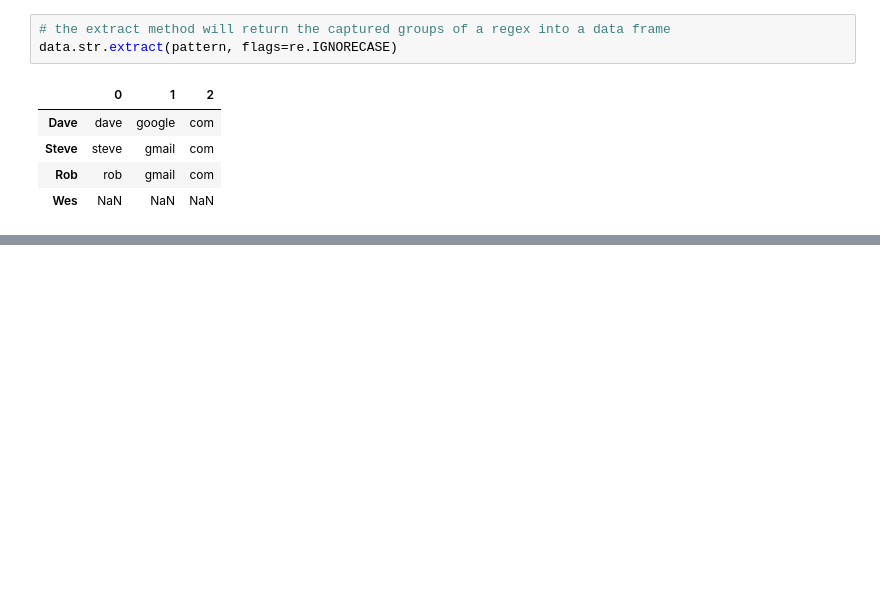
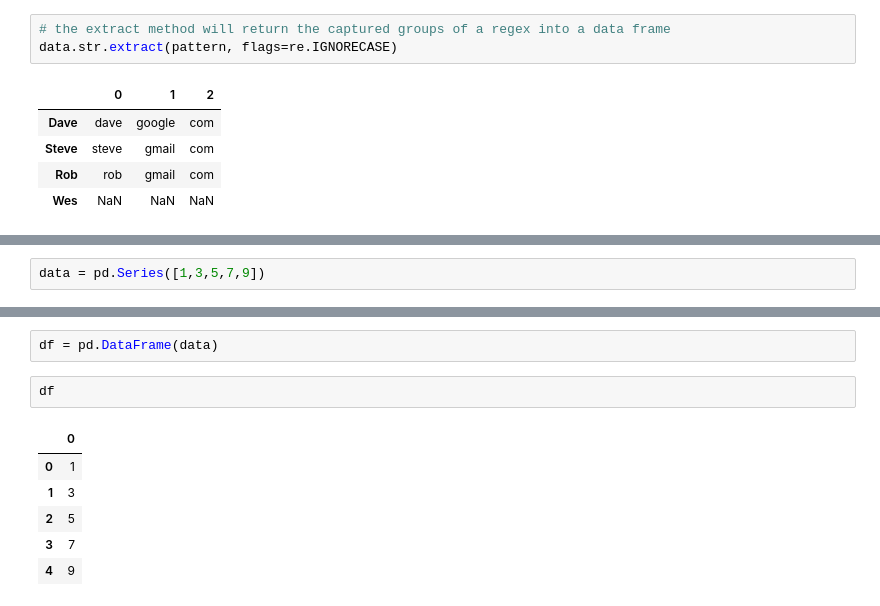
Before and after one commit to BruceBerk/Intro_to_Data_Science_Coursera, a Jupyter notebook: Course_1/Ch_07_Data_Cleansing.ipynb, the cells around one changed output, grey strips where cells are left out. Cells and saved outputs as stored; diff of their text form; blank space fills up the shorter version.

```diff
--- a/Course_1/Ch_07_Data_Cleansing.ipynb
+++ b/Course_1/Ch_07_Data_Cleansing.ipynb
@@ -930,0 +979,2 @@ data.str.extract(pattern, flags=re.IGNORECASE)
+# %%
+data = pd.Series([1,3,5,7,9])
@@ -930,0 +990,11 @@ data.str.extract(pattern, flags=re.IGNORECASE)
+# %%
+df = pd.DataFrame(data)
+# %%
+df
+# %% [output]
+|  | 0 |
+| 0 | 1 |
+| 1 | 3 |
+| 2 | 5 |
+| 3 | 7 |
+| 4 | 9 |
```
Also changed, not shown: parts of 29 cells of this notebook, 3 other files.
